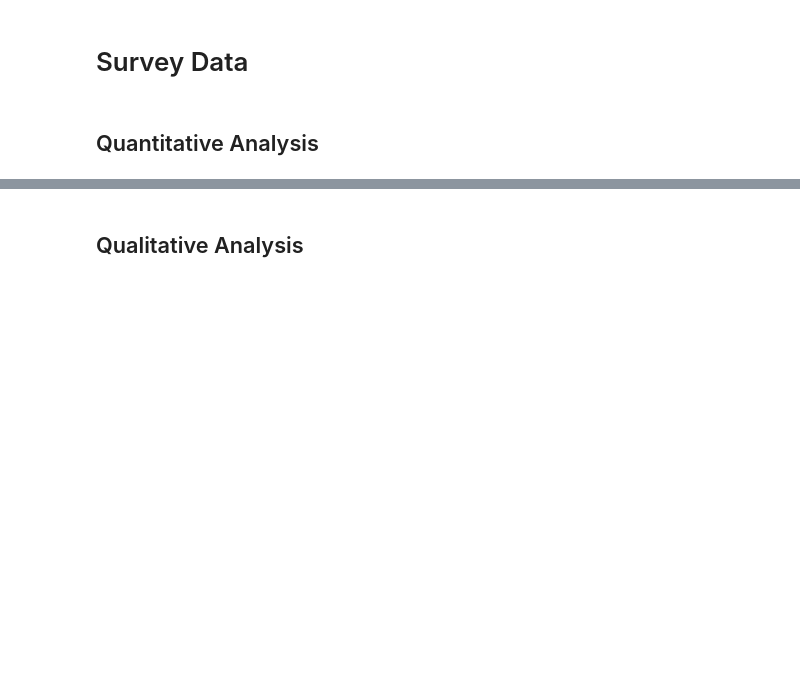
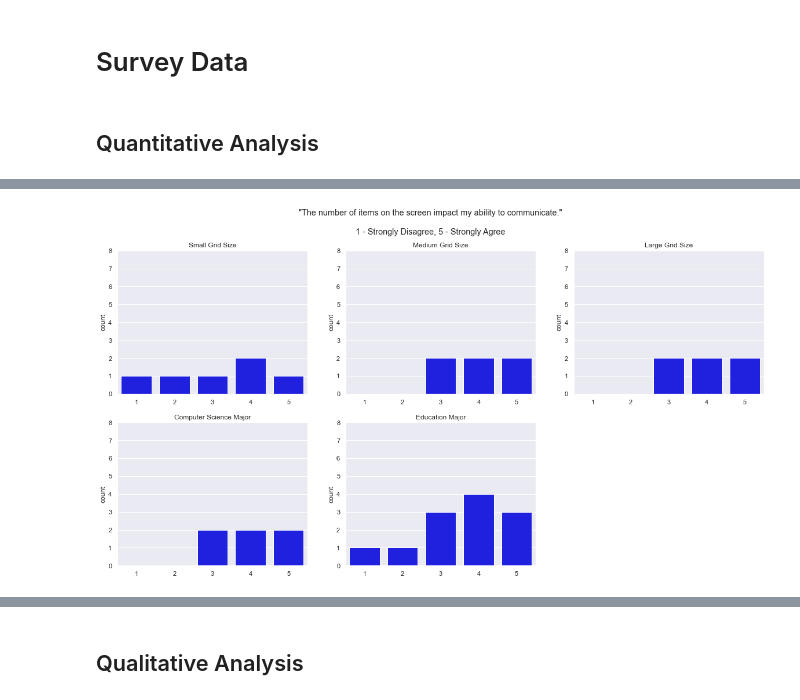
Before and after one commit to BladeF/Thesis-Data-Analysis, a Jupyter notebook: notebooks/survey_analysis.ipynb, the cells around one changed output, grey strips where cells are left out. Drawn from its saved outputs; the diff is of its cells as text; code cells hidden in the pictures; blank space fills up the shorter version.

```diff
--- a/notebooks/survey_analysis.ipynb
+++ b/notebooks/survey_analysis.ipynb
@@ -160,0 +197,16 @@ Column: converse_scale
+# %%
+fig = plt.figure(figsize=(20.0, 10.0))
+fig.suptitle("\"The number of items on the screen impact my ability to communicate.\"\n\n1 - Strongly Disagree, 5 - Strongly Agree")
+
+bins = [1, 2, 3, 4, 5]
+
+gen_vis(df=small_likert, col="num_items_impact_scale", index=1, bins=bins, name="Small Grid Size", color=five_color)
+gen_vis(df=med_likert, col="num_items_impact_scale", index=2, bins=bins, name="Medium Grid Size", color=five_color)
+gen_vis(df=large_likert, col="num_items_impact_scale", index=3, bins=bins, name="Large Grid Size", color=five_color)
+
+gen_vis(df=cs_likert, col="num_items_impact_scale", index=4, bins=bins, name="Computer Science Major", color=five_color)
+gen_vis(df=ed_likert, col="num_items_impact_scale", index=5, bins=bins, name="Education Major", color=five_color)
+
+plt.savefig("../figures/num_items_impact_scale.png", bbox_inches="tight")
+# %% [output]
+[figure, added]
```
Also changed, not shown: parts of 21 cells of this notebook, 8 other files.
